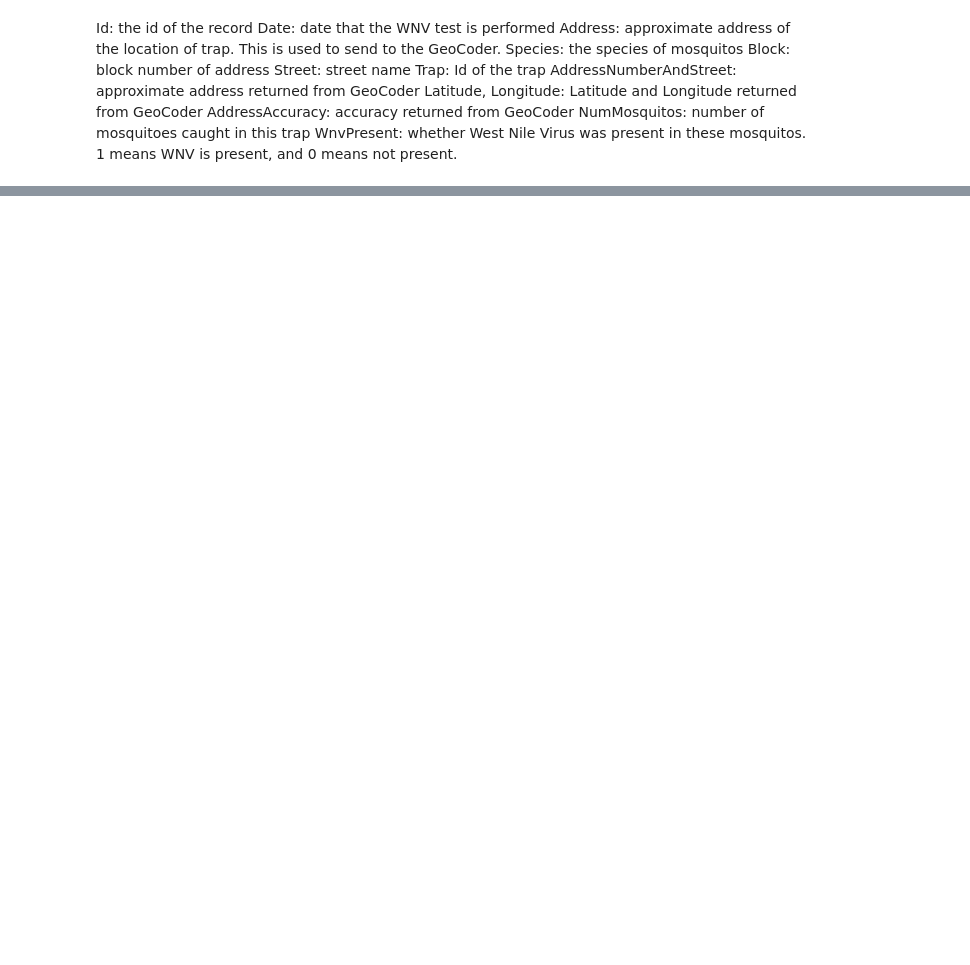
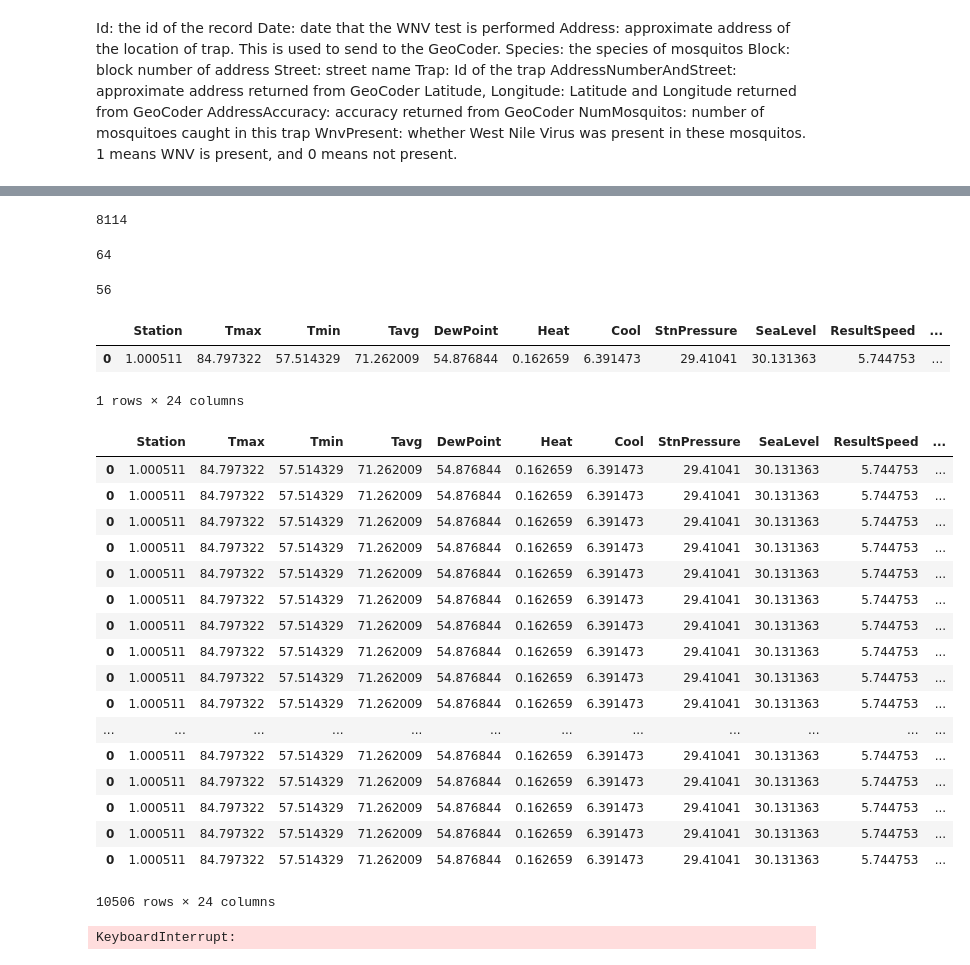
Before and after one commit to codelalala/hippohacks2018, a Jupyter notebook: LoadingData.ipynb, the cells around one changed output, grey strips where cells are left out. Drawn from its saved outputs; the diff is of its cells as text; code cells hidden in the pictures; blank space fills up the shorter version.

```diff
--- a/LoadingData.ipynb
+++ b/LoadingData.ipynb
@@ -118,0 +249,3 @@ final_train
+# %%
+base=weather[weather['Date']==final_train.loc[0]['Date']].index[0]
+a=0.3
@@ -118,0 +272,17 @@ final_train
+# %%
+final_train.shape[0]
+# %% [output]
+8114
+# %%
+2**6
+# %% [output]
+64
+# %%
+sum_frac=(1-a**6)/(1-a)
+para_list=[]
+for i in range(7):
+    para_list.append(a**i)
+# %%
+base
+# %% [output]
+56
@@ -118,0 +291,43 @@ final_train
+# %%
+new_weather=pd.DataFrame()
+for i in range(final_train.shape[0]):
+    temp1=cal_weather.loc[base]
+    temp2=cal_weather.loc[base+1]
+    for i in range(1,7):
+        temp1=temp1+cal_weather.loc[base-2*i]*para_list[i]
+        temp2=temp2+cal_weather.loc[base-2*i+1]*para_list[i]
+    temp1=temp1/sum_frac
+    temp2=temp2/sum_frac
+    temp=pd.concat([pd.DataFrame(temp1).T,pd.DataFrame(temp2).T],axis=1)
+    new_weather=pd.concat([new_weather,temp],axis=0)
+# %%
+pd.concat([pd.DataFrame(temp1).T,pd.DataFrame(temp2).T],axis=1)
+# %% [output]
+|  | Station | Tmax | Tmin | Tavg | DewPoint | Heat | Cool | StnPressure | SeaLevel | ResultSpeed | ... |
+| 0 | 1.000511 | 84.797322 | 57.514329 | 71.262009 | 54.876844 | 0.162659 | 6.391473 | 29.41041 | 30.131363 | 5.744753 | ... |
+1 rows × 24 columns
+# %%
+new_weather
+# %% [output]
+|  | Station | Tmax | Tmin | Tavg | DewPoint | Heat | Cool | StnPressure | SeaLevel | ResultSpeed | ... |
+| 0 | 1.000511 | 84.797322 | 57.514329 | 71.262009 | 54.876844 | 0.162659 | 6.391473 | 29.41041 | 30.131363 | 5.744753 | ... |
+| 0 | 1.000511 | 84.797322 | 57.514329 | 71.262009 | 54.876844 | 0.162659 | 6.391473 | 29.41041 | 30.131363 | 5.744753 | ... |
+| 0 | 1.000511 | 84.797322 | 57.514329 | 71.262009 | 54.876844 | 0.162659 | 6.391473 | 29.41041 | 30.131363 | 5.744753 | ... |
+| 0 | 1.000511 | 84.797322 | 57.514329 | 71.262009 | 54.876844 | 0.162659 | 6.391473 | 29.41041 | 30.131363 | 5.744753 | ... |
+| 0 | 1.000511 | 84.797322 | 57.514329 | 71.262009 | 54.876844 | 0.162659 | 6.391473 | 29.41041 | 30.131363 | 5.744753 | ... |
+| 0 | 1.000511 | 84.797322 | 57.514329 | 71.262009 | 54.876844 | 0.162659 | 6.391473 | 29.41041 | 30.131363 | 5.744753 | ... |
+| 0 | 1.000511 | 84.797322 | 57.514329 | 71.262009 | 54.876844 | 0.162659 | 6.391473 | 29.41041 | 30.131363 | 5.744753 | ... |
+| 0 | 1.000511 | 84.797322 | 57.514329 | 71.262009 | 54.876844 | 0.162659 | 6.391473 | 29.41041 | 30.131363 | 5.744753 | ... |
+| 0 | 1.000511 | 84.797322 | 57.514329 | 71.262009 | 54.876844 | 0.162659 | 6.391473 | 29.41041 | 30.131363 | 5.744753 | ... |
+| 0 | 1.000511 | 84.797322 | 57.514329 | 71.262009 | 54.876844 | 0.162659 | 6.391473 | 29.41041 | 30.131363 | 5.744753 | ... |
+| ... | ... | ... | ... | ... | ... | ... | ... | ... | ... | ... | ... |
+| 0 | 1.000511 | 84.797322 | 57.514329 | 71.262009 | 54.876844 | 0.162659 | 6.391473 | 29.41041 | 30.131363 | 5.744753 | ... |
+| 0 | 1.000511 | 84.797322 | 57.514329 | 71.262009 | 54.876844 | 0.162659 | 6.391473 | 29.41041 | 30.131363 | 5.744753 | ... |
+| 0 | 1.000511 | 84.797322 | 57.514329 | 71.262009 | 54.876844 | 0.162659 | 6.391473 | 29.41041 | 30.131363 | 5.744753 | ... |
+| 0 | 1.000511 | 84.797322 | 57.514329 | 71.262009 | 54.876844 | 0.162659 | 6.391473 | 29.41041 | 30.131363 | 5.744753 | ... |
+| 0 | 1.000511 | 84.797322 | 57.514329 | 71.262009 | 54.876844 | 0.162659 | 6.391473 | 29.41041 | 30.131363 | 5.744753 | ... |
+10506 rows × 24 columns
+# %%
+final_data=pd.concat([final_train,new_weather],axis=1)
+# %% [output]
+KeyboardInterrupt:
```
Also changed, not shown: parts of 19 cells of this notebook, 2 other files.
